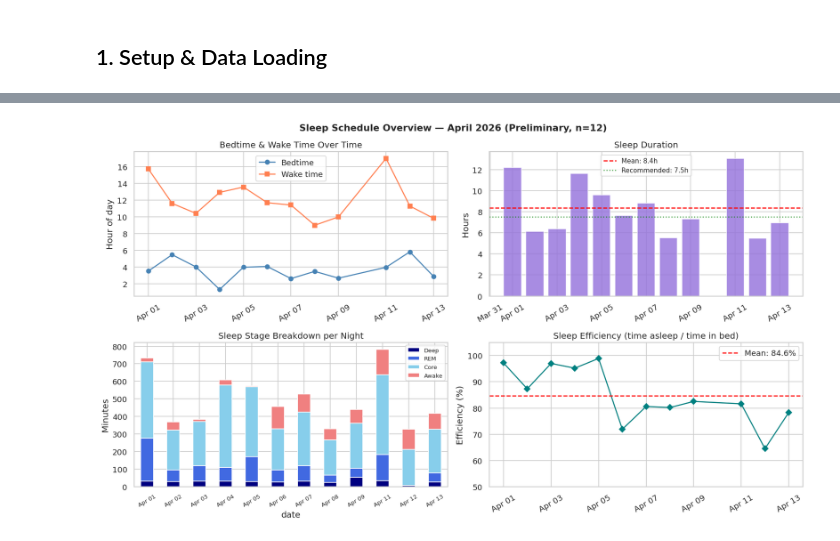
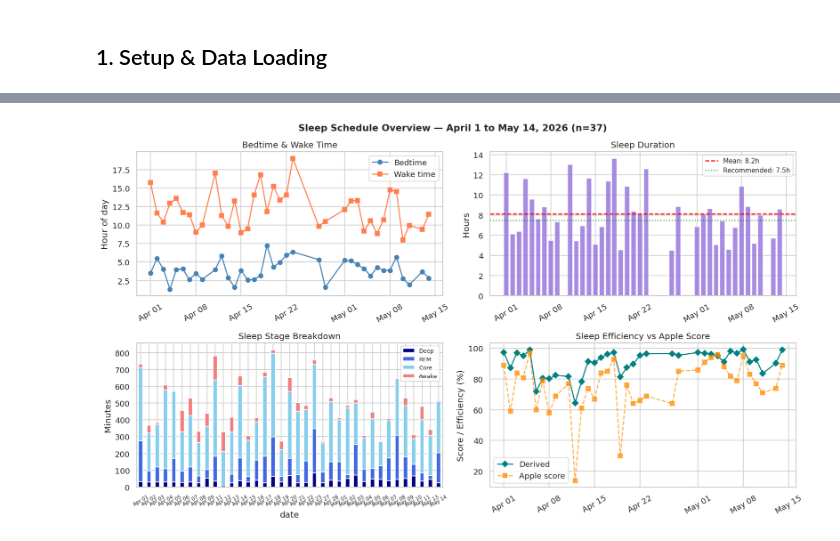
Before and after one commit to delbek/dsa_210, a Jupyter notebook: notebooks/eda_run.ipynb, the cells around one changed output, grey strips where cells are left out. Cells and saved outputs as stored; diff of their text form; code cells hidden in the pictures.

```diff
--- a/notebooks/eda_run.ipynb
+++ b/notebooks/eda_run.ipynb
@@ -20,11 +20,8 @@ plt.rcParams['figure.dpi'] = 120
 plt.rcParams['font.size'] = 11
 
 df = pd.read_csv('../data/sleep_data.csv', parse_dates=['date'])
-
-# Drop April 10 (no Watch data) and April 14 self-log (not yet filled)
-df_full = df[df['morning_feel'].notna() & df['bedtime_hour'].notna()].copy()
-
-print(f'Total nights with complete data: {len(df_full)}')
-print(f'Date range: {df_full["date"].min().date()} → {df_full["date"].max().date()}')
-df_full.head()
+df_ml = df[df[['duration_h','morning_feel','productivity']].notna().all(axis=1)].copy().reset_index(drop=True)
+print(f'Full dataset: {len(df)} rows × {df.shape[1]} cols')
+print(f'Complete observations: {len(df_ml)}')
+df.head(3)
 # %% [output]
@@ -72,52 +37,39 @@ dtype: int64
 # %%
-fig, axes = plt.subplots(2, 2, figsize=(14, 8))
-fig.suptitle('Sleep Schedule Overview — April 2026 (Preliminary, n=12)', fontsize=13, fontweight='bold')
+fig, axes = plt.subplots(2, 2, figsize=(14,8))
+fig.suptitle('Sleep Schedule Overview — April 1 to May 14, 2026 (n=37)', fontsize=13, fontweight='bold')
 
-# Bedtime & wake time over time
-ax = axes[0, 0]
-ax.plot(df_full['date'], df_full['bedtime_hour'], 'o-', color='steelblue', label='Bedtime')
-ax.plot(df_full['date'], df_full['wake_hour'], 's-', color='coral', label='Wake time')
-ax.set_ylabel('Hour of day')
-ax.set_title('Bedtime & Wake Time Over Time')
-ax.legend()
+ax = axes[0,0]
+ax.plot(df_ml['date'], df_ml['bedtime_hour'], 'o-', color='steelblue', label='Bedtime')
+ax.plot(df_ml['date'], df_ml['wake_hour'], 's-', color='coral', label='Wake time')
+ax.set_ylabel('Hour of day'); ax.set_title('Bedtime & Wake Time')
+ax.legend(); ax.xaxis.set_major_formatter(mdates.DateFormatter('%b %d'))
+plt.setp(ax.xaxis.get_majorticklabels(), rotation=30)
+
+ax = axes[0,1]
+ax.bar(df_ml['date'], df_ml['duration_h'], color='mediumpurple', alpha=0.8)
+ax.axhline(df_ml['duration_h'].mean(), color='red', linestyle='--', label=f'Mean: {df_ml["duration_h"].mean():.1f}h')
+ax.axhline(7.5, color='green', linestyle=':', alpha=0.7, label='Recommended: 7.5h')
+ax.set_ylabel('Hours'); ax.set_title('Sleep Duration'); ax.legend(fontsize=9)
 ax.xaxis.set_major_formatter(mdates.DateFormatter('%b %d'))
 plt.setp(ax.xaxis.get_majorticklabels(), rotation=30)
 
-# Sleep duration over time
-ax = axes[0, 1]
-ax.bar(df_full['date'], df_full['duration_h'], color='mediumpurple', alpha=0.8)
-ax.axhline(df_full['duration_h'].mean(), color='red', linestyle='--', label=f'Mean: {df_full["duration_h"].mean():.1f}h')
-ax.axhline(7.5, color='green', linestyle=':', alpha=0.7, label='Recommended: 7.5h')
-ax.set_ylabel('Hours')
-ax.set_title('Sleep Duration')
-ax.legend(fontsize=9)
-ax.xaxis.set_major_formatter(mdates.DateFormatter('%b %d'))
-plt.setp(ax.xaxis.get_majorticklabels(), rotation=30)
-
-# Sleep stage breakdown
-ax = axes[1, 0]
-stages = df_full[['date','deep_min','rem_min','core_min','awake_min']].set_index('date')
-stages.plot(kind='bar', stacked=True, ax=ax,
-            color=['navy','royalblue','skyblue','lightcoral'])
-ax.set_ylabel('Minutes')
-ax.set_title('Sleep Stage Breakdown per Night')
-ax.set_xticklabels([d.strftime('%b %d') for d in df_full['date']], rotation=30, fontsize=8)
+ax = axes[1,0]
+stages = df_ml[['date','deep_min','rem_min','core_min','awake_min']].set_index('date')
+stages.plot(kind='bar', stacked=True, ax=ax, color=['navy','royalblue','skyblue','lightcoral'])
+ax.set_ylabel('Minutes'); ax.set_title('Sleep Stage Breakdown')
+ax.set_xticklabels([d.strftime('%b %d') for d in df_ml['date']], rotation=30, fontsize=7)
 ax.legend(['Deep','REM','Core','Awake'], fontsize=8)
 
-# Sleep efficiency over time
-ax = axes[1, 1]
-ax.plot(df_full['date'], df_full['sleep_efficiency'], 'D-', color='teal')
-ax.axhline(df_full['sleep_efficiency'].mean(), color='red', linestyle='--',
-           label=f'Mean: {df_full["sleep_efficiency"].mean():.1f}%')
-ax.set_ylabel('Efficiency (%)')
-ax.set_title('Sleep Efficiency (time asleep / time in bed)')
-ax.set_ylim(50, 105)
-ax.legend()
-ax.xaxis.set_major_formatter(mdates.DateFormatter('%b %d'))
+ax = axes[1,1]
+ax.plot(df_ml['date'], df_ml['sleep_efficiency'], 'D-', color='teal', label='Derived')
+ax.plot(df_ml['date'], df_ml['apple_sleep_score'], 's--', color='darkorange', alpha=0.7, label='Apple score')
+ax.set_ylabel('Score / Efficiency (%)'); ax.set_title('Sleep Efficiency vs Apple Score')
+ax.legend(); ax.xaxis.set_major_formatter(mdates.DateFormatter('%b %d'))
 plt.setp(ax.xaxis.get_majorticklabels(), rotation=30)
 
 plt.tight_layout()
-plt.savefig('sleep_schedule_overview.png', bbox_inches='tight')
-plt.show()
+plt.savefig('sleep_overview.png', bbox_inches='tight'); plt.show()
+print(f'Bedtime std: {df_ml["bedtime_hour"].std():.2f}h — highly irregular schedule')
+print(f'Duration mean: {df_ml["duration_h"].mean():.1f}h, std: {df_ml["duration_h"].std():.1f}h')
 # %% [output]
-[figure, old version]
+[figure, new version]
```
Also changed, not shown: parts of 24 cells of this notebook, 24 other files.
